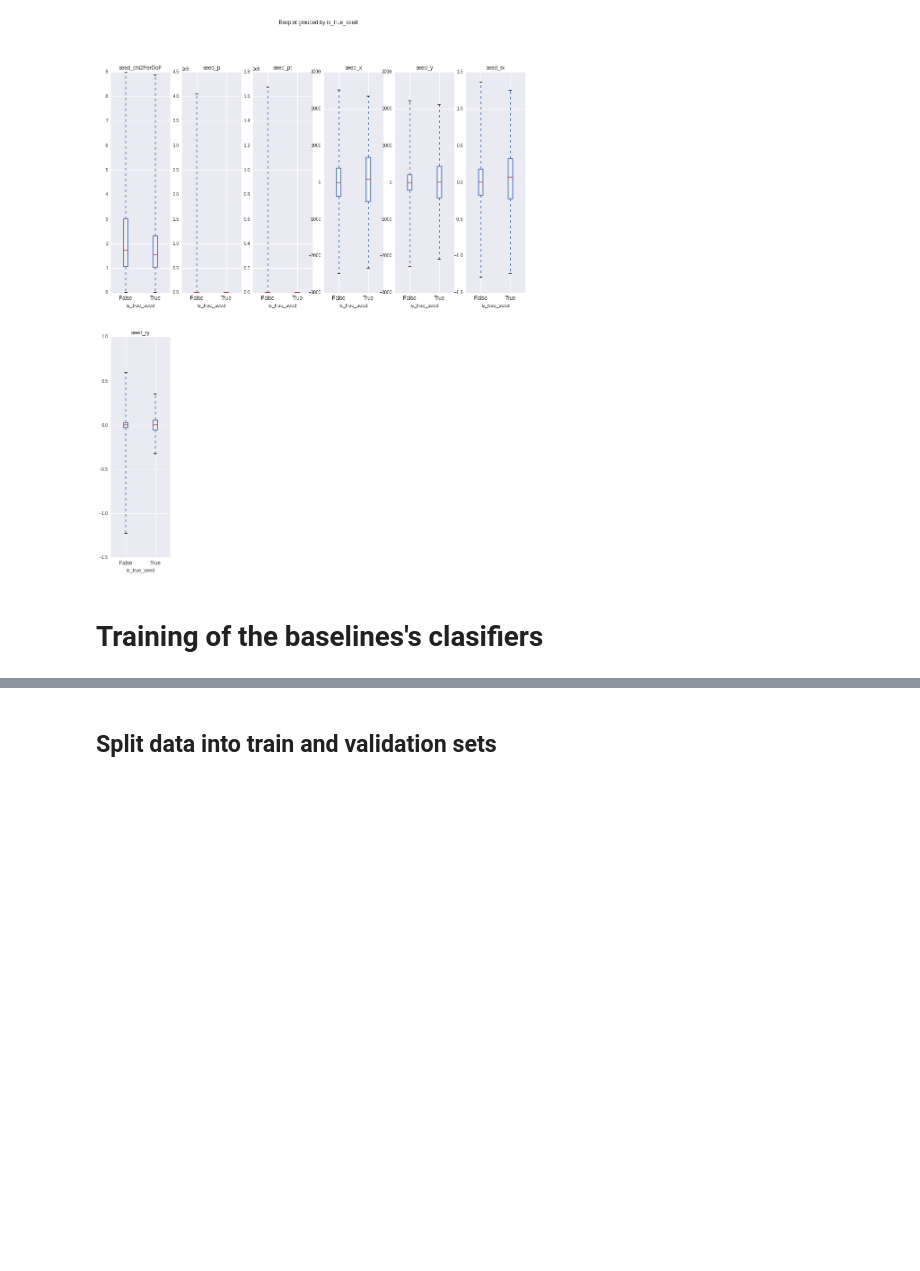
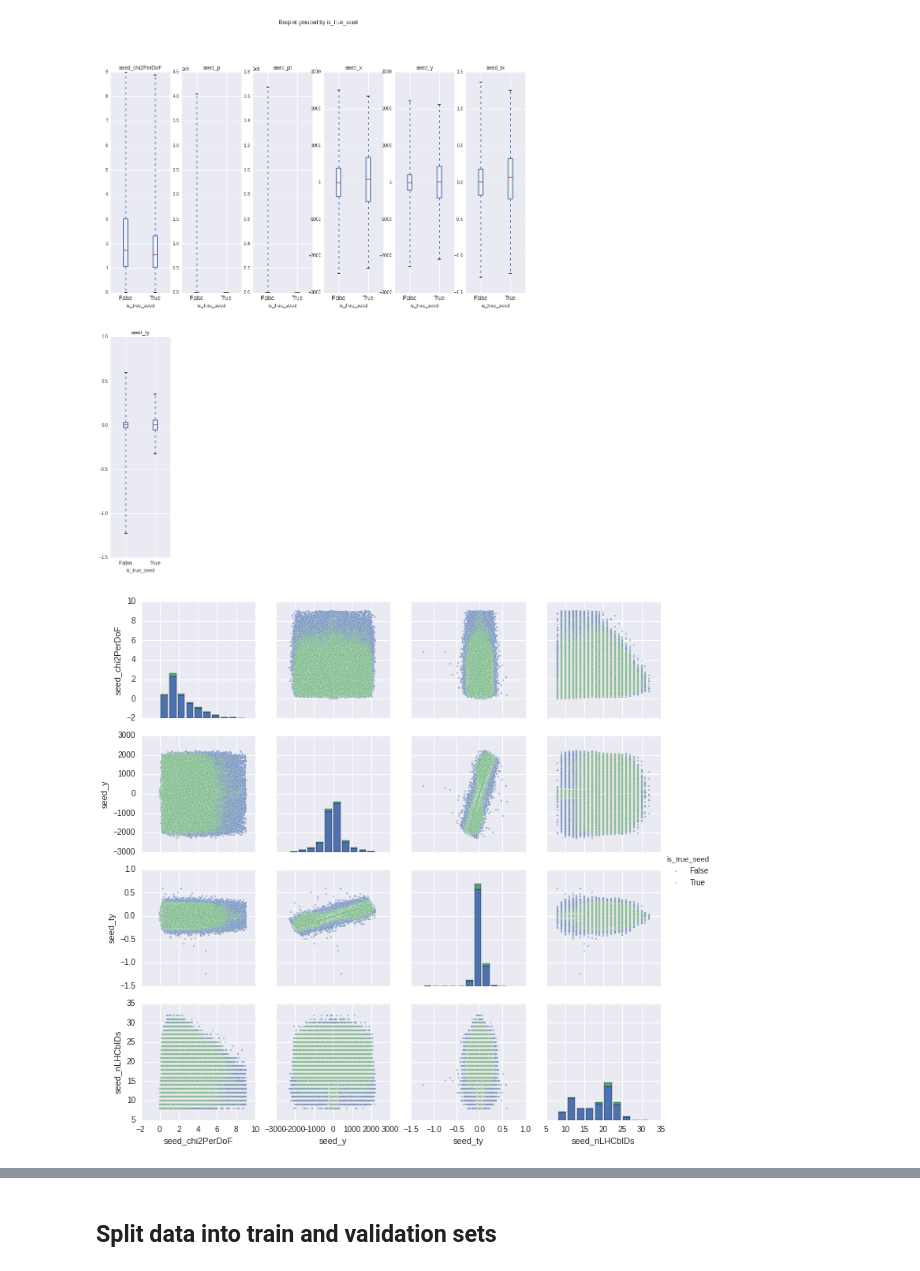
Before and after one commit to adendek/DownstreamTracking, a Jupyter notebook: SeedClassifier/Baseline-BDT.ipynb, the cells around one changed output, grey strips where cells are left out. Saved outputs shown, nothing was run; the diff lists cells and outputs as text; code cells hidden in the pictures; blank space fills up the shorter version.

```diff
--- a/SeedClassifier/Baseline-BDT.ipynb
+++ b/SeedClassifier/Baseline-BDT.ipynb
@@ -113,6 +113,11 @@ real_data_features = features.drop(['seed_nbIT','seed_nLHCbIDs', 'seed_nbIT','se
 feature_boxplot(real_data_features)
 # %% [output]
 [figure]
-# %% [markdown]
-Training of the baselines's clasifiers
-=======================
+# %%
+def pairplot(data, vars):
+    sns.pairplot(data, hue="is_true_seed", vars=vars, plot_kws={'alpha': 0.5, 'marker': '.'})
+# %%
+vars = ["seed_chi2PerDoF","seed_y","seed_ty","seed_nLHCbIDs"]
+pairplot(data, vars)
+# %% [output]
+[figure, added]
```
Also changed, not shown: parts of 46 cells of this notebook.
